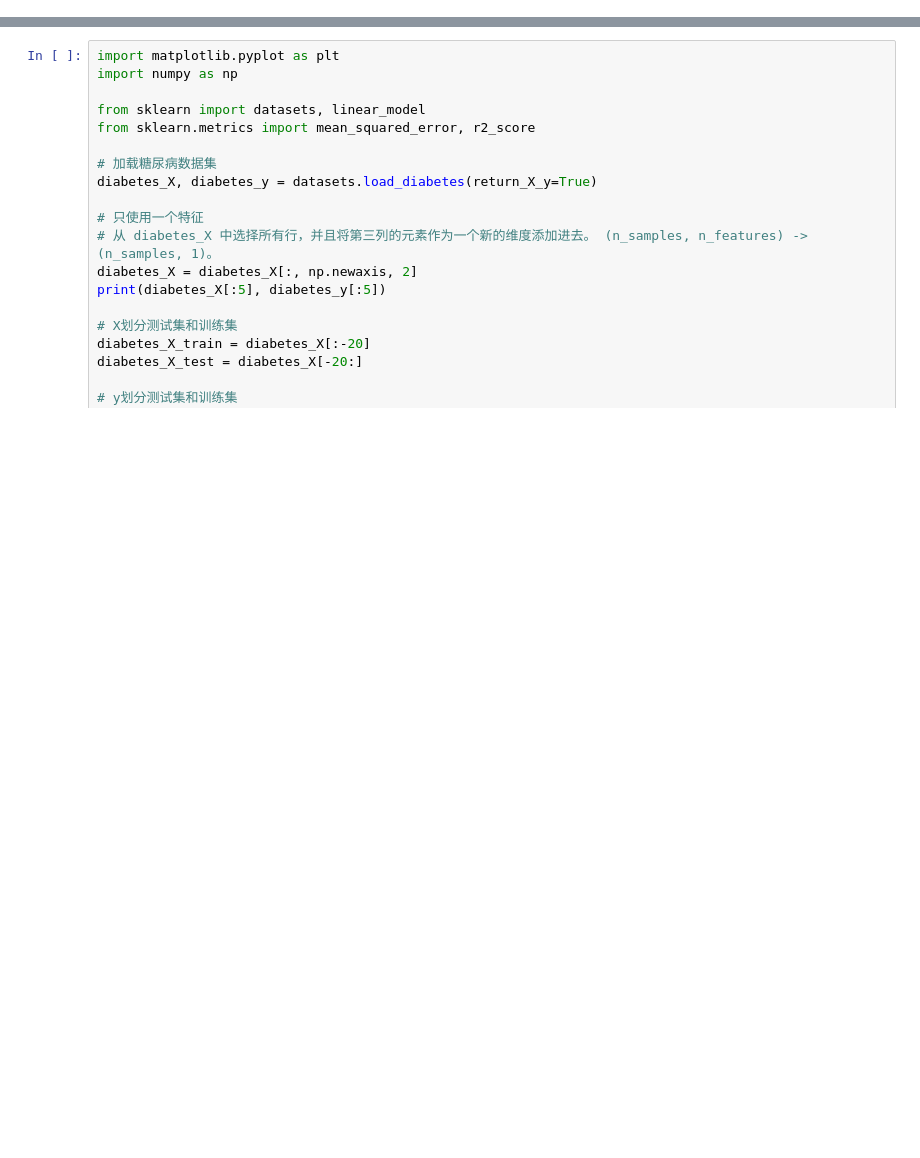
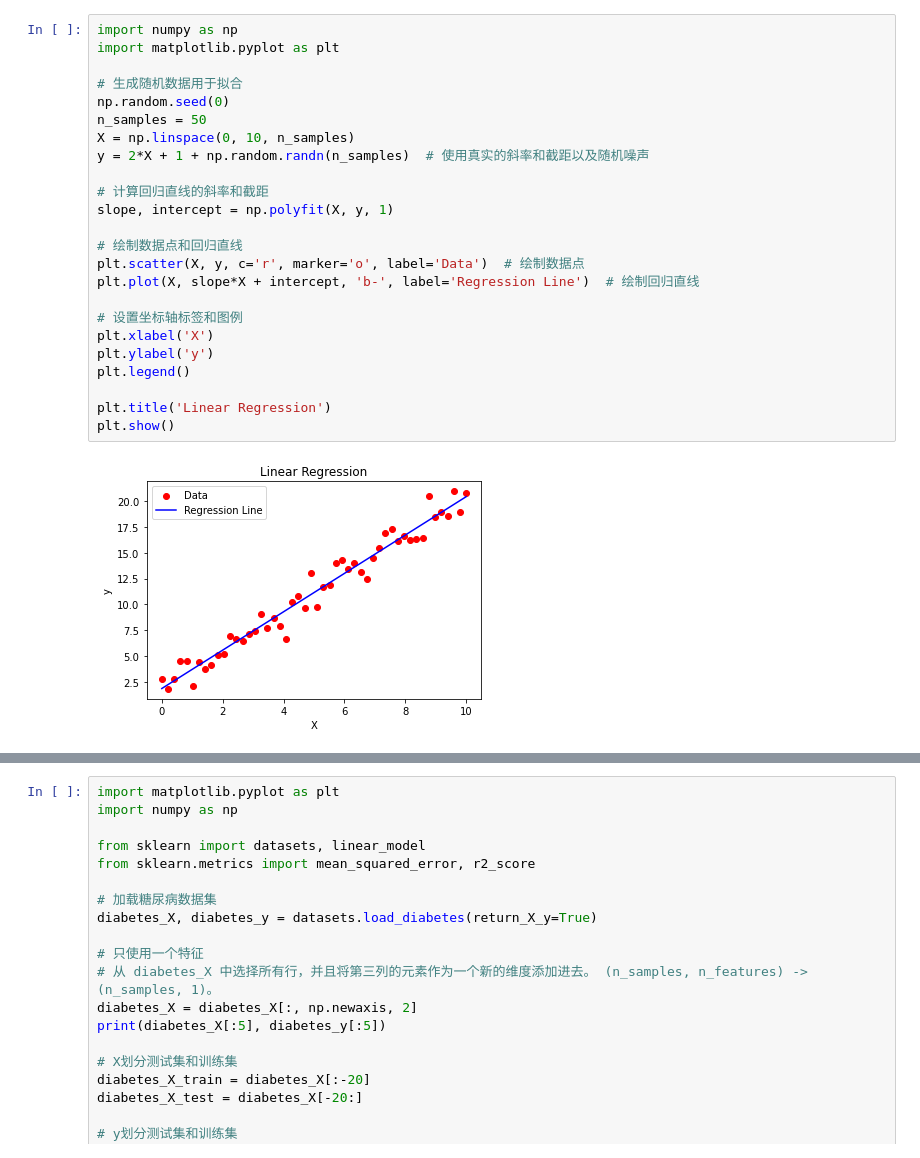
Before and after one commit to tianxuzhang/introduction-to-machine-learning, a Jupyter notebook: docs/回归/线性回归.ipynb, the cells around one changed output, grey strips where cells are left out. Drawn from its saved outputs; the diff is of its cells as text; blank space fills up the shorter version.

```diff
--- a/docs/回归/线性回归.ipynb
+++ b/docs/回归/线性回归.ipynb
@@ -9,0 +19,26 @@ $$\underset{w}{min} {|| X w^T - y||_2}^2$$
+# %%
+import numpy as np
+import matplotlib.pyplot as plt
+
+# 生成随机数据用于拟合
+np.random.seed(0)
+n_samples = 50
+X = np.linspace(0, 10, n_samples)
+y = 2*X + 1 + np.random.randn(n_samples)  # 使用真实的斜率和截距以及随机噪声
+
+# 计算回归直线的斜率和截距
+slope, intercept = np.polyfit(X, y, 1)
+
+# 绘制数据点和回归直线
+plt.scatter(X, y, c='r', marker='o', label='Data')  # 绘制数据点
+plt.plot(X, slope*X + intercept, 'b-', label='Regression Line')  # 绘制回归直线
+
+# 设置坐标轴标签和图例
+plt.xlabel('X')
+plt.ylabel('y')
+plt.legend()
+
+plt.title('Linear Regression')
+plt.show()
+# %% [output]
+[figure, added]
```
Also changed, not shown: parts of 7 cells of this notebook, 3 other files.
